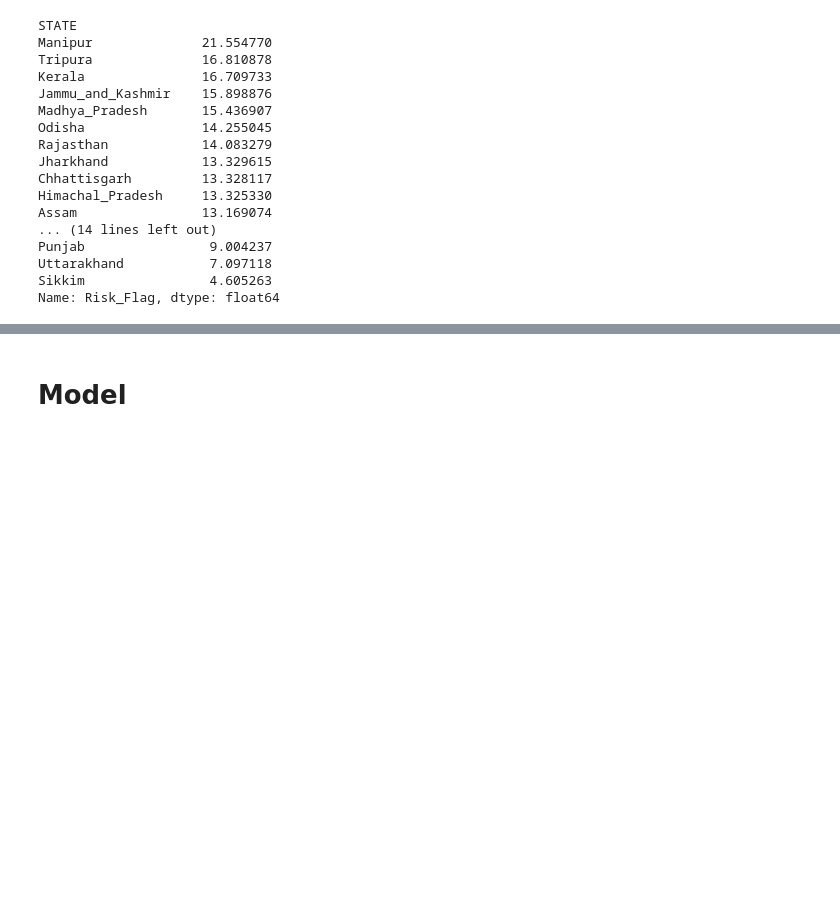
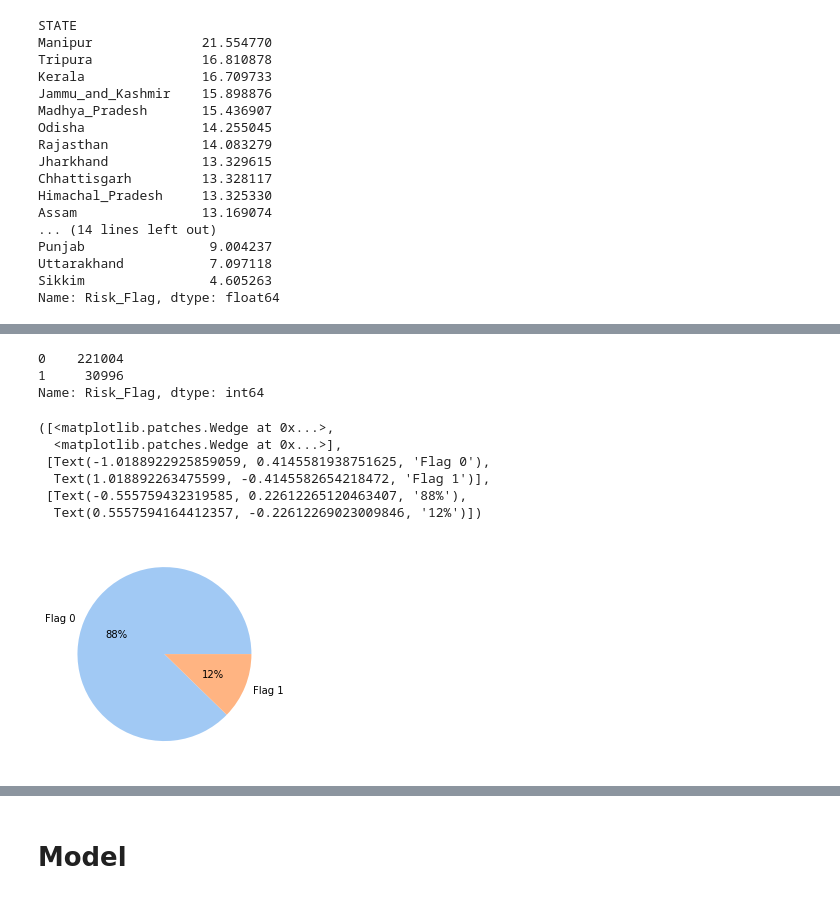
Before and after one commit to Jogi-official/MAJOR, a Jupyter notebook: Model - Main .ipynb, the cells around one changed output, grey strips where cells are left out. Drawn from its saved outputs; the diff is of its cells as text; code cells hidden in the pictures; blank space fills up the shorter version.

```diff
--- a/Model - Main .ipynb
+++ b/Model - Main .ipynb
@@ -227,0 +238,21 @@ Name: Risk_Flag, dtype: float64
+# %%
+risk_flag_val = df.Risk_Flag.value_counts()
+risk_flag_val
+# %% [output]
+0    221004
+1     30996
+Name: Risk_Flag, dtype: int64
+# %%
+risk_values_data = [risk_flag_val[0] , risk_flag_val[1]]
+risk_value_labels = ['Flag 0' , 'Flag 1']
+colors = sns.color_palette('pastel')[0:5]
+# %%
+plt.pie(risk_values_data, labels = risk_value_labels, colors = colors, autopct='%.0f%%')
+# %% [output]
+([<matplotlib.patches.Wedge at 0x...>,
+  <matplotlib.patches.Wedge at 0x...>],
+ [Text(-1.0188922925859059, 0.4145581938751625, 'Flag 0'),
+  Text(1.018892263475599, -0.4145582654218472, 'Flag 1')],
+ [Text(-0.555759432319585, 0.22612265120463407, '88%'),
+  Text(0.5557594164412357, -0.22612269023009846, '12%')])
+[figure, added]
```
Also changed, not shown: parts of 19 cells of this notebook, 21 other files.
